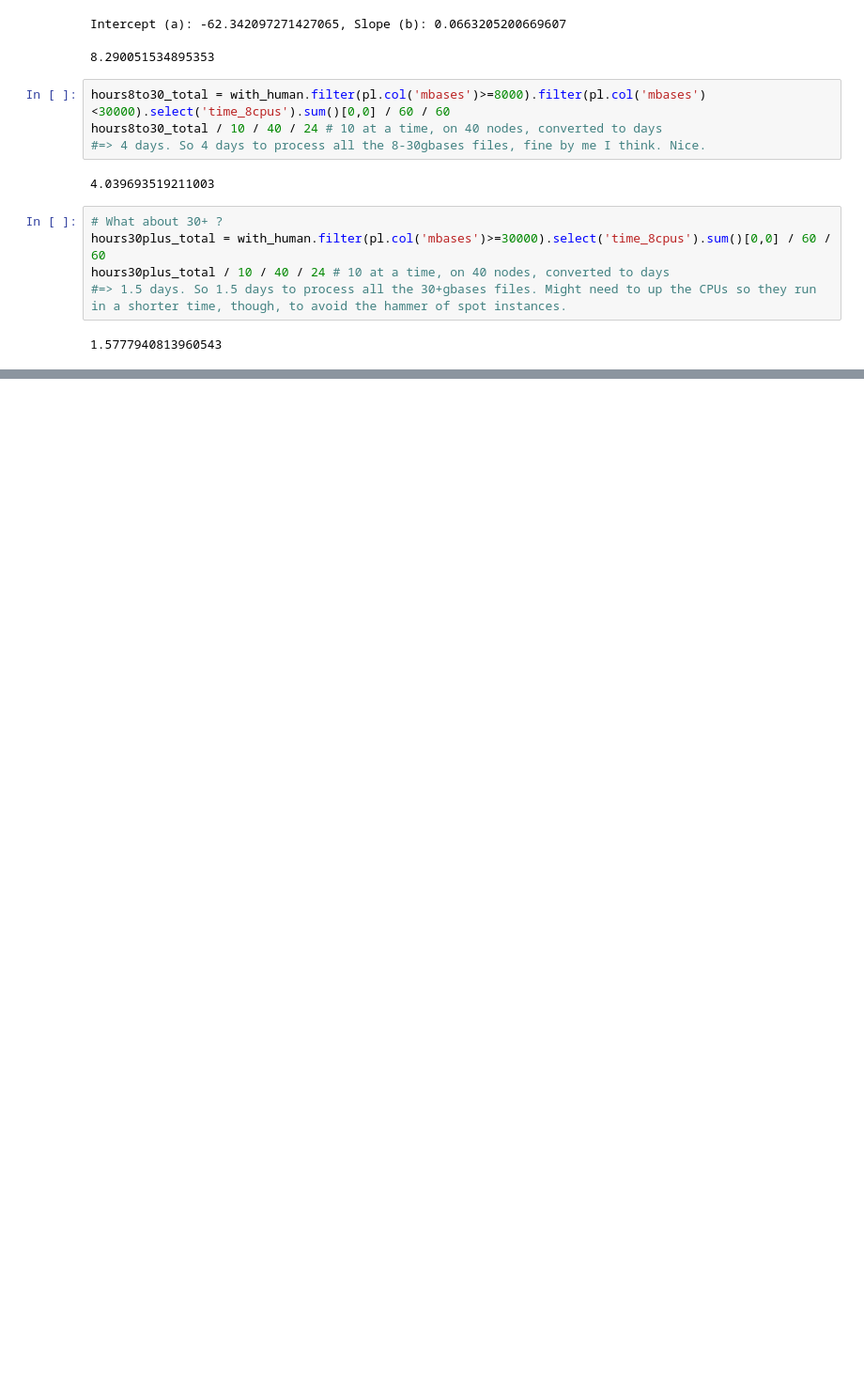
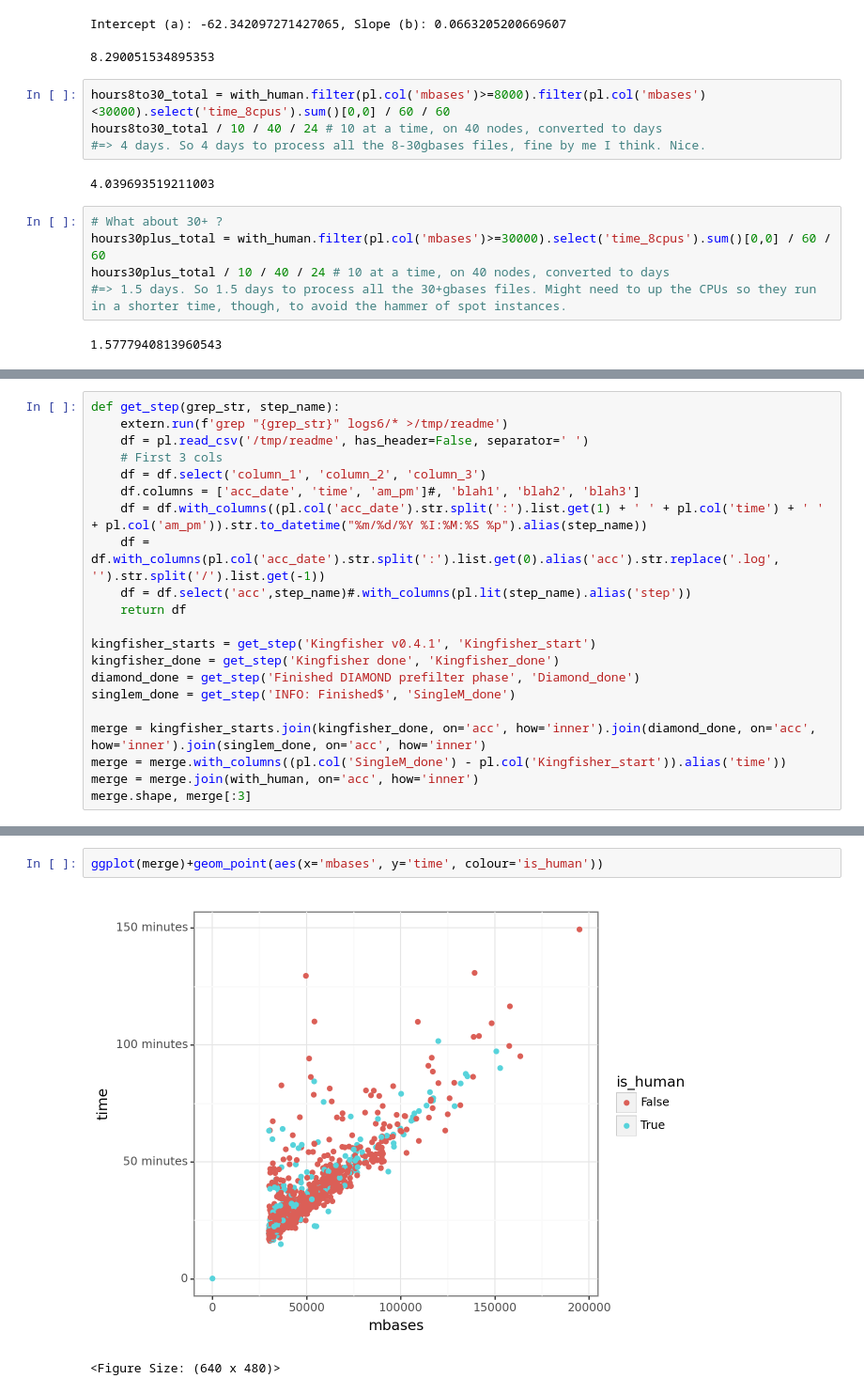
Before and after one commit to timbalam/singlem-sra-processing, a Jupyter notebook: cloud/argo/job_running_analysis.ipynb, the cells around one changed output, grey strips where cells are left out. Shown at 94% size. Cells and saved outputs as stored; diff of their text form; blank space fills up the shorter version.

```diff
--- a/cloud/argo/job_running_analysis.ipynb
+++ b/cloud/argo/job_running_analysis.ipynb
@@ -512,0 +515,21 @@ hours30plus_total / 10 / 40 / 24 # 10 at a time, on 40 nodes, converted to days
+# %%
+def get_step(grep_str, step_name):
+    extern.run(f'grep "{grep_str}" logs6/* >/tmp/readme')
+    df = pl.read_csv('/tmp/readme', has_header=False, separator=' ')
+    # First 3 cols
+    df = df.select('column_1', 'column_2', 'column_3')
+    df.columns = ['acc_date', 'time', 'am_pm']#, 'blah1', 'blah2', 'blah3']
+    df = df.with_columns((pl.col('acc_date').str.split(':').list.get(1) + ' ' + pl.col('time') + ' ' + pl.col('am_pm')).str.to_datetime("%m/%d/%Y %I:%M:%S %p").alias(step_name))
+    df = df.with_columns(pl.col('acc_date').str.split(':').list.get(0).alias('acc').str.replace('.log', '').str.split('/').list.get(-1))
+    df = df.select('acc',step_name)#.with_columns(pl.lit(step_name).alias('step'))
+    return df
+
+kingfisher_starts = get_step('Kingfisher v0.4.1', 'Kingfisher_start')
+kingfisher_done = get_step('Kingfisher done', 'Kingfisher_done')
+diamond_done = get_step('Finished DIAMOND prefilter phase', 'Diamond_done')
+singlem_done = get_step('INFO: Finished$', 'SingleM_done')
+
+merge = kingfisher_starts.join(kingfisher_done, on='acc', how='inner').join(diamond_done, on='acc', how='inner').join(singlem_done, on='acc', how='inner')
+merge = merge.with_columns((pl.col('SingleM_done') - pl.col('Kingfisher_start')).alias('time'))
+merge = merge.join(with_human, on='acc', how='inner')
+merge.shape, merge[:3]
@@ -512,0 +554,5 @@ hours30plus_total / 10 / 40 / 24 # 10 at a time, on 40 nodes, converted to days
+# %%
+ggplot(merge)+geom_point(aes(x='mbases', y='time', colour='is_human'))
+# %% [output]
+[figure, added]
+<Figure Size: (640 x 480)>
```
Also changed, not shown: parts of 9 cells of this notebook, 3 other files.
